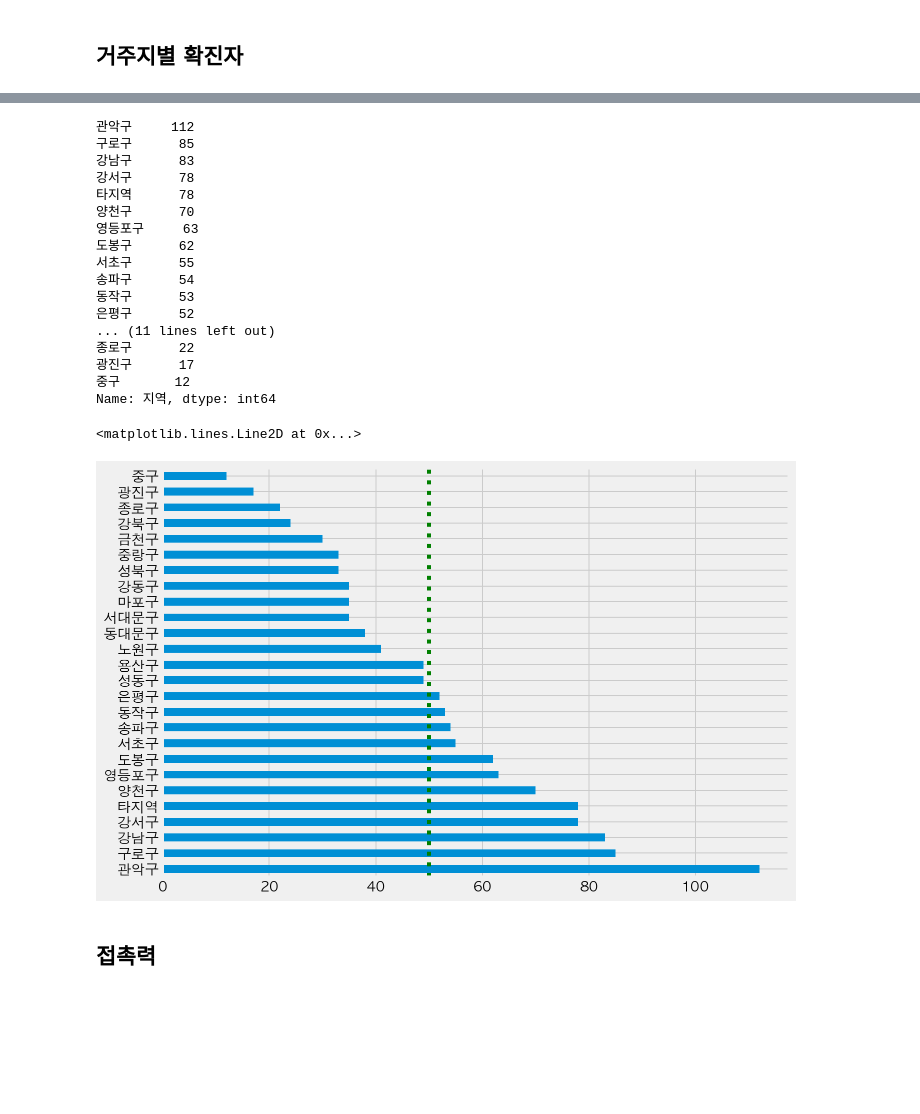
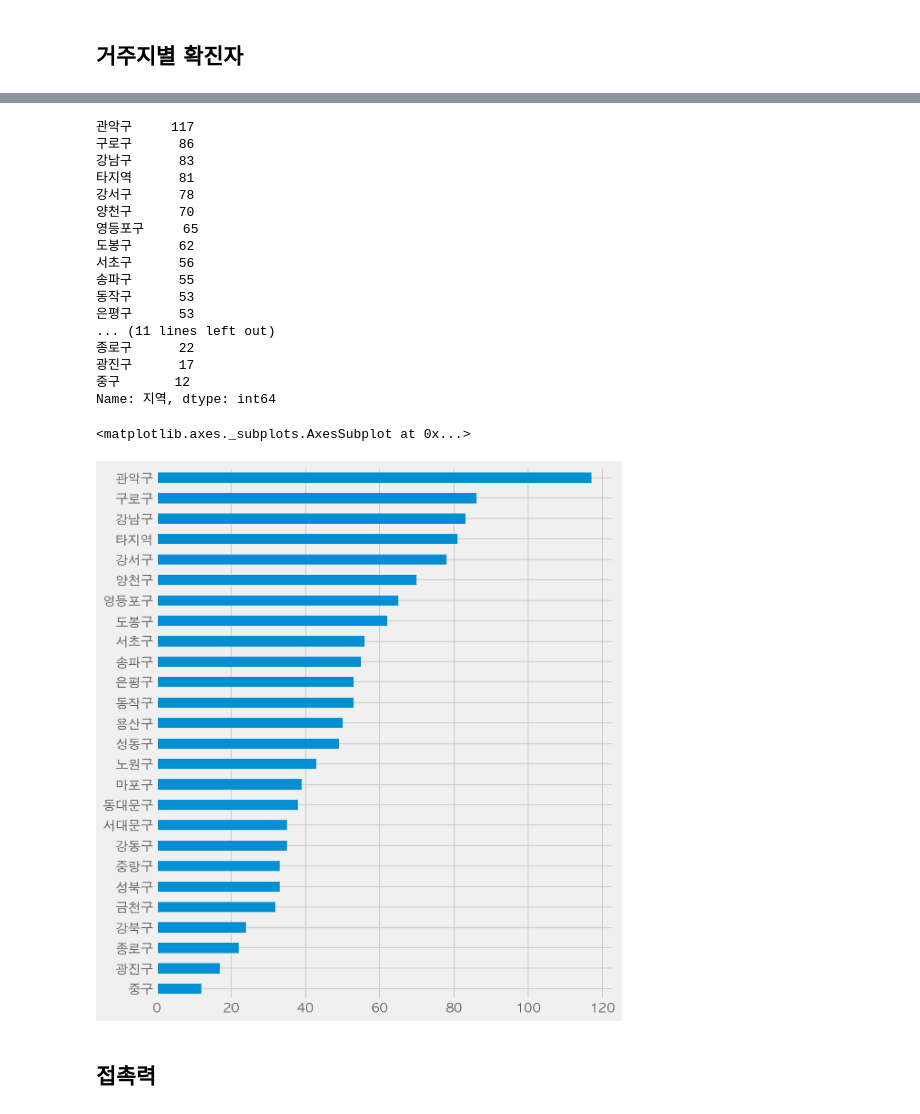
Before and after one commit to corazzon/cracking-the-pandas-cheat-sheet, a Jupyter notebook: seoul-covid-19-02-eda-output.ipynb, the cells around one changed output, grey strips where cells are left out. Drawn from its saved outputs; the diff is of its cells as text; code cells hidden in the pictures; blank space fills up the shorter version.

```diff
--- a/seoul-covid-19-02-eda-output.ipynb
+++ b/seoul-covid-19-02-eda-output.ipynb
@@ -84,6 +103,7 @@ Name: 확진일, dtype: object
 # 데이터 타입을 변경해서 날짜형태로 변환합니다.
 # 판다스의 to_datetime 을 사용해서 날짜 타입으로 변경할 수 있습니다.
 # 연도가 없기 때문에 2020년을 날짜에 추가하고 "-" 문자로 날짜를 연결해 줍니다.
-df["확진일자"] = pd.to_datetime("2020"+ "-" + df["확진일"].str.replace(".", "-"))
-df["확진일자"].head()
+
+df["확진일자"] = pd.to_datetime("2020-"+ df["확진일"].str.replace(".", "-"))
+df[["확진일", "확진일자"]].head()
 # %% [output]
@@ -507,8 +585,7 @@ gu_count.sort_values().plot.barh(figsize=(10, 12), grid=True)
 # %%
 # 서울에서 확진판정을 받은 데이터이기 때문에 거주지가 서울이 아닐 수도 있습니다.
 # 거주지 별로 서울시에 해당되는 데이터만 따로 가져옵니다.
-gu = ['강남구', '강동구', '강북구', '강서구', '관악구', '광진구', '구로구', '금천구', '노원구',
-       '도봉구', '동대문구', '동작구', '마포구', '서대문구', '서초구', '성동구', '성북구', '송파구',
-       '양천구', '영등포구', '용산구', '은평구', '종로구', '중구', '중랑구']
-gu[:5]
+
+gu = gu_count[:25].index
+gu
 # %% [output]
@@ -553,6 +642,8 @@ df_gu.head()
 # .loc[행, 열]
 # .loc[조건, 열]
 df.loc[df["거주지"].isin(gu), "지역"] = df["거주지"]
-df.loc[~df["거주지"].isin(gu), "지역"] = "타지역"
-df.head()
+# df.loc[~df["거주지"].isin(gu)]
+# df.loc[df["지역"].isnull(), "지역"] = "타지역"
+df["지역"] = df["지역"].fillna("타지역")
+df["지역"].unique()
 # %% [output]
@@ -576,21 +665,21 @@ df[["거주지", "지역"]].head()
 | 4 | 관악구 | 관악구 |
 # %%
 # "지역" 컬럼으로 확진자 빈도수를 구합니다.
-df_gu_etc = df["지역"].value_counts()
-df_gu_etc
+gu_etc_count = df["지역"].value_counts()
+gu_etc_count
 # %% [output]
-관악구     112
-구로구      85
+관악구     117
+구로구      86
 강남구      83
+타지역      81
 강서구      78
-타지역      78
 양천구      70
-영등포구     63
+영등포구     65
 도봉구      62
-서초구      55
-송파구      54
+서초구      56
+송파구      55
 동작구      53
-은평구      52
+은평구      53
 ... (11 lines left out)
 종로구      22
 광진구      17
@@ -598,11 +687,10 @@ df_gu_etc
 Name: 지역, dtype: int64
 # %%
 # 위에서 구한 빈도수를 막대그래프로 그립니다.
-g = df_gu_etc.plot.barh(figsize=(10, 7))
-g.axvline(50, linestyle=":", color="green")
+gu_etc_count.sort_values().plot.barh(figsize=(8, 10))
 # %% [output]
-<matplotlib.lines.Line2D at 0x...>
+<matplotlib.axes._subplots.AxesSubplot at 0x...>
-[figure, old version]
+[figure, new version]
 # %% [markdown]
 ## 접촉력
 # %%
```
Also changed, not shown: parts of 153 cells of this notebook, 1 other file.
